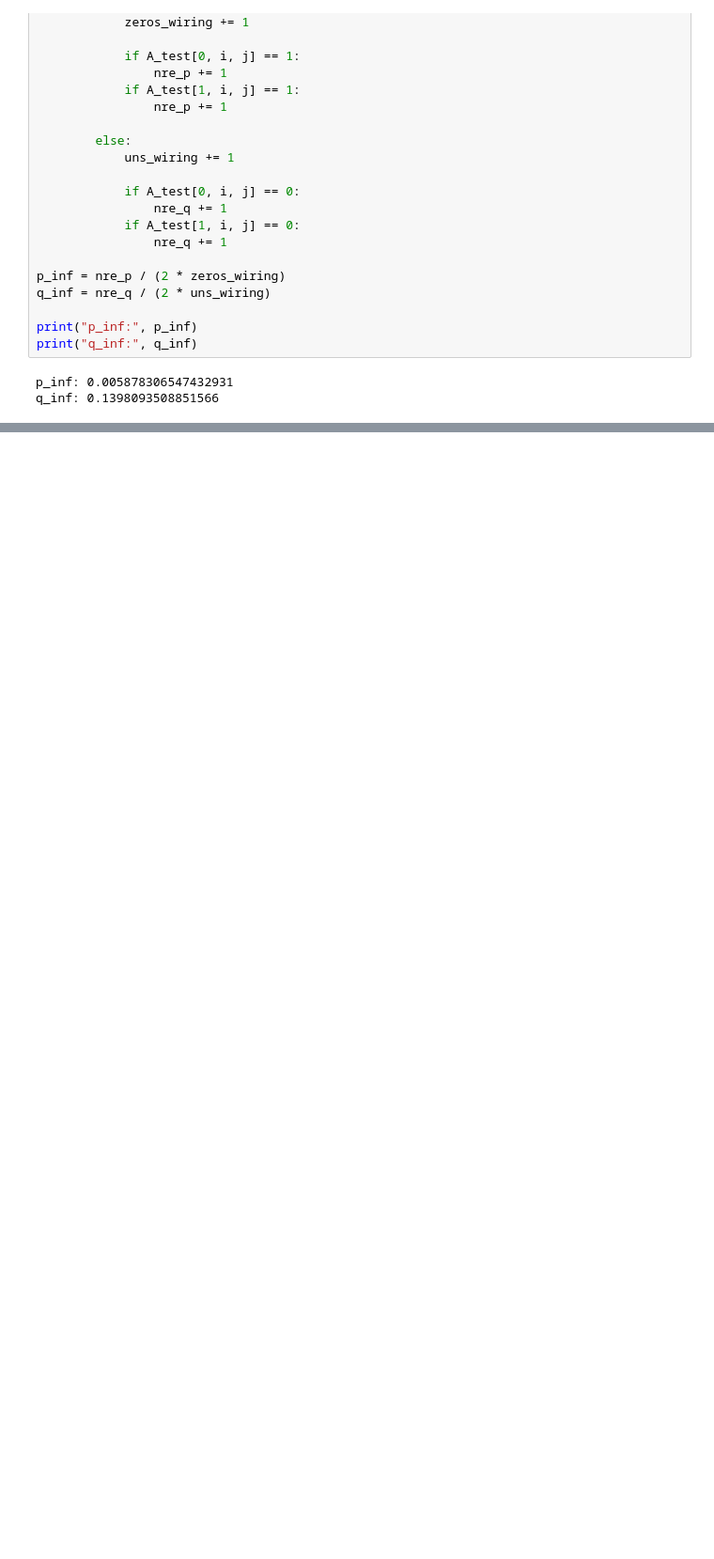
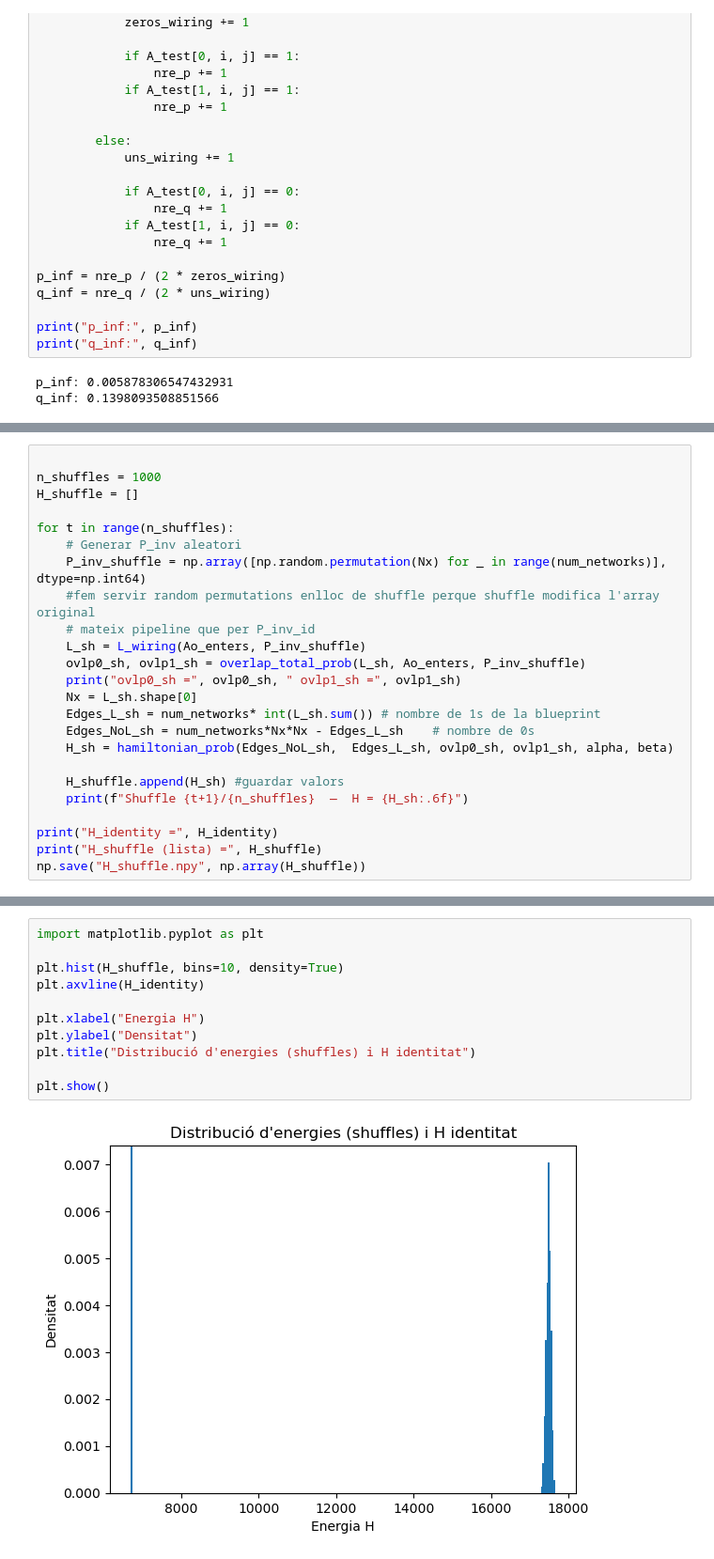
Before and after one commit to cristinacuartero/networkalignment, a Jupyter notebook: estimacio_p_i_q.ipynb, the cells around one changed output, grey strips where cells are left out. Shown at 94% size. Saved outputs shown, nothing was run; the diff lists cells and outputs as text; blank space fills up the shorter version.

Commit message:
generacio de xarxes amb p_inf i q_inf i càlcul d'energies

```diff
--- a/estimacio_p_i_q.ipynb
+++ b/estimacio_p_i_q.ipynb
@@ -241,0 +395,24 @@ q_inf: 0.1398093508851566
+# %%
+
+n_shuffles = 1000
+H_shuffle = []
+
+for t in range(n_shuffles):
+    # Generar P_inv aleatori
+    P_inv_shuffle = np.array([np.random.permutation(Nx) for _ in range(num_networks)], dtype=np.int64)
+    #fem servir random permutations enlloc de shuffle perque shuffle modifica l'array original
+    # mateix pipeline que per P_inv_id
+    L_sh = L_wiring(Ao_enters, P_inv_shuffle)
+    ovlp0_sh, ovlp1_sh = overlap_total_prob(L_sh, Ao_enters, P_inv_shuffle)
+    print("ovlp0_sh =", ovlp0_sh, " ovlp1_sh =", ovlp1_sh)
+    Nx = L_sh.shape[0]
+    Edges_L_sh = num_networks* int(L_sh.sum()) # nombre de 1s de la blueprint
+    Edges_NoL_sh = num_networks*Nx*Nx - Edges_L_sh    # nombre de 0s
+    H_sh = hamiltonian_prob(Edges_NoL_sh,  Edges_L_sh, ovlp0_sh, ovlp1_sh, alpha, beta)
+
+    H_shuffle.append(H_sh) #guardar valors
+    print(f"Shuffle {t+1}/{n_shuffles}  —  H = {H_sh:.6f}")
+
+print("H_identity =", H_identity)
+print("H_shuffle (lista) =", H_shuffle)
+np.save("H_shuffle.npy", np.array(H_shuffle))
@@ -241,0 +437,13 @@ q_inf: 0.1398093508851566
+# %%
+import matplotlib.pyplot as plt
+
+plt.hist(H_shuffle, bins=10, density=True)
+plt.axvline(H_identity)
+
+plt.xlabel("Energia H")
+plt.ylabel("Densitat")
+plt.title("Distribució d'energies (shuffles) i H identitat")
+
+plt.show()
+# %% [output]
+[figure, added]
```
Also changed, not shown: parts of 9 cells of this notebook, 2 other files.
